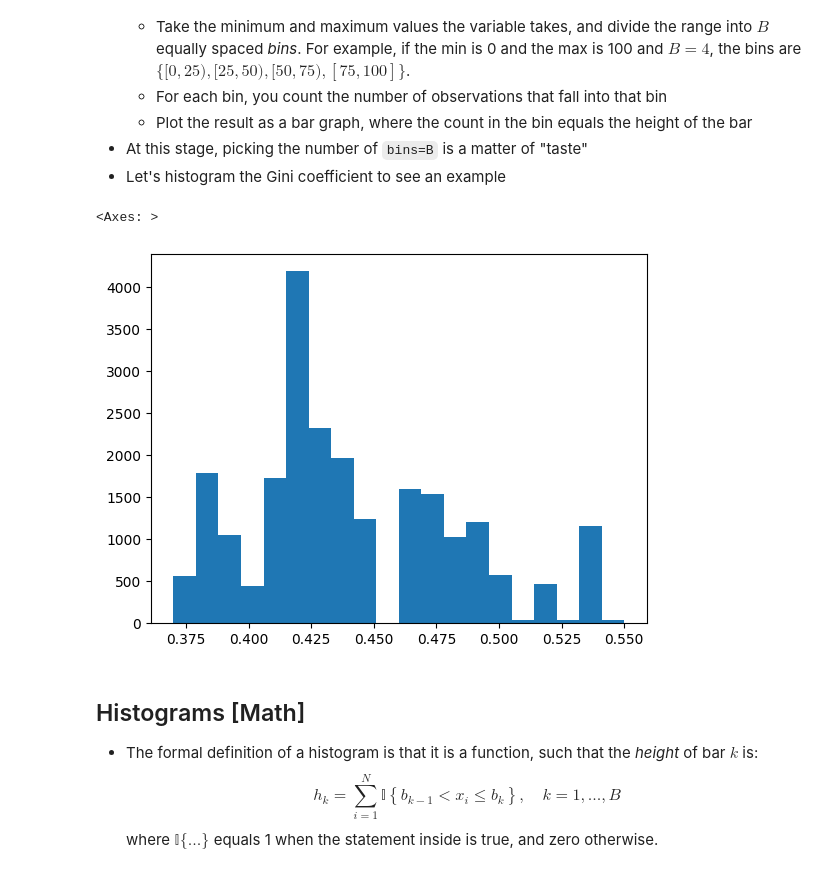
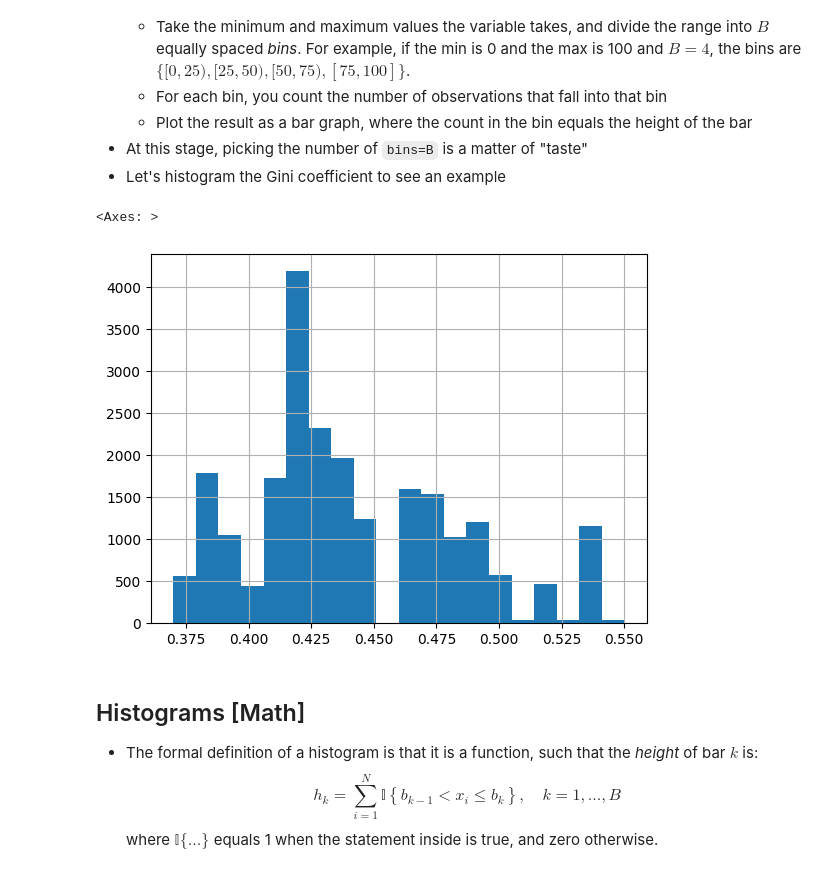
Before and after one commit to Troy-S-Meink/EDA, a Jupyter notebook: EDA.ipynb, the cells around one changed output. Drawn from its saved outputs; the diff is of its cells as text; code cells hidden in the pictures.

```diff
--- a/EDA.ipynb
+++ b/EDA.ipynb
@@ -50,10 +50,10 @@ max     2208.000000
 - At this stage, picking the number of `bins=B` is a matter of "taste"
 - Let's histogram the Gini coefficient to see an example
 # %%
-df['gini'].hist(bins=20,grid=False) # Here is a pretty good looking histogram
+df['gini'].hist(bins=20,grid=True) # Here is a pretty good looking histogram
 # %% [output]
 <Axes: >
-[figure, old version]
+[figure, new version]
 # %% [markdown]
 ## Histograms [Math]
 - The formal definition of a histogram is that it is a function, such that the *height* of bar $k$ is:
```
Also changed, not shown: parts of 2 cells of this notebook.
